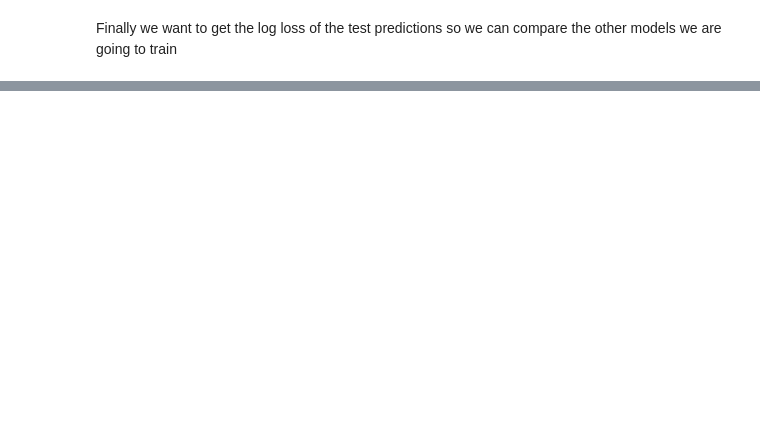
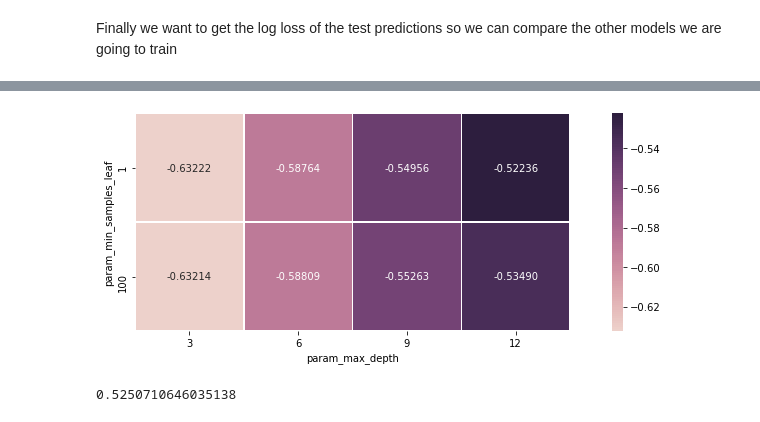
Before and after one commit to pmelgren/IntrinsicPitchValue, a Jupyter notebook: Exploration.ipynb, the cells around one changed output, grey strips where cells are left out. Saved outputs shown, nothing was run; the diff lists cells and outputs as text; code cells hidden in the pictures; blank space fills up the shorter version.

```diff
--- a/Exploration.ipynb
+++ b/Exploration.ipynb
@@ -262,0 +310,14 @@ log_loss(y_test,dt.best_estimator_.predict_proba(X_test))
+# %%
+cvdat = pd.DataFrame(rf.cv_results_)
+plot_grid_results(cvdat.pivot(index = 'param_min_samples_leaf'
+                              ,columns = 'param_max_depth'
+                              ,values = 'mean_test_score'))
+# %% [output]
+[figure, added]
+# %%
+X_test = X.loc[test_samp,:].dropna(axis = 0) # drop all other na's
+y_test = pv.swing[X_test.index]
+log_loss_rf = log_loss(y_test,rf.best_estimator_.predict_proba(X_test))
+log_loss_rf
+# %% [output]
+0.5250710646035138
```
Also changed, not shown: parts of 25 cells of this notebook.
